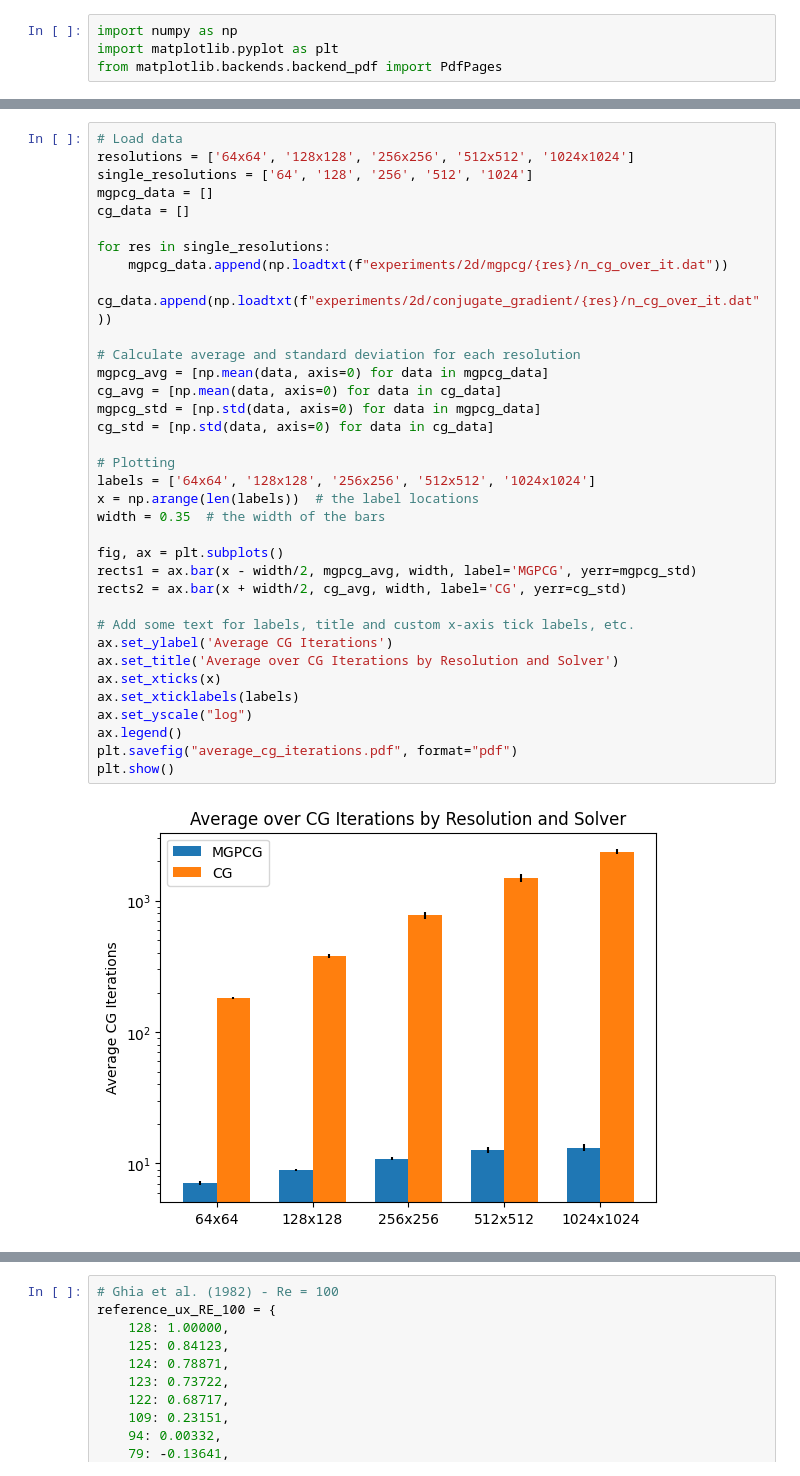
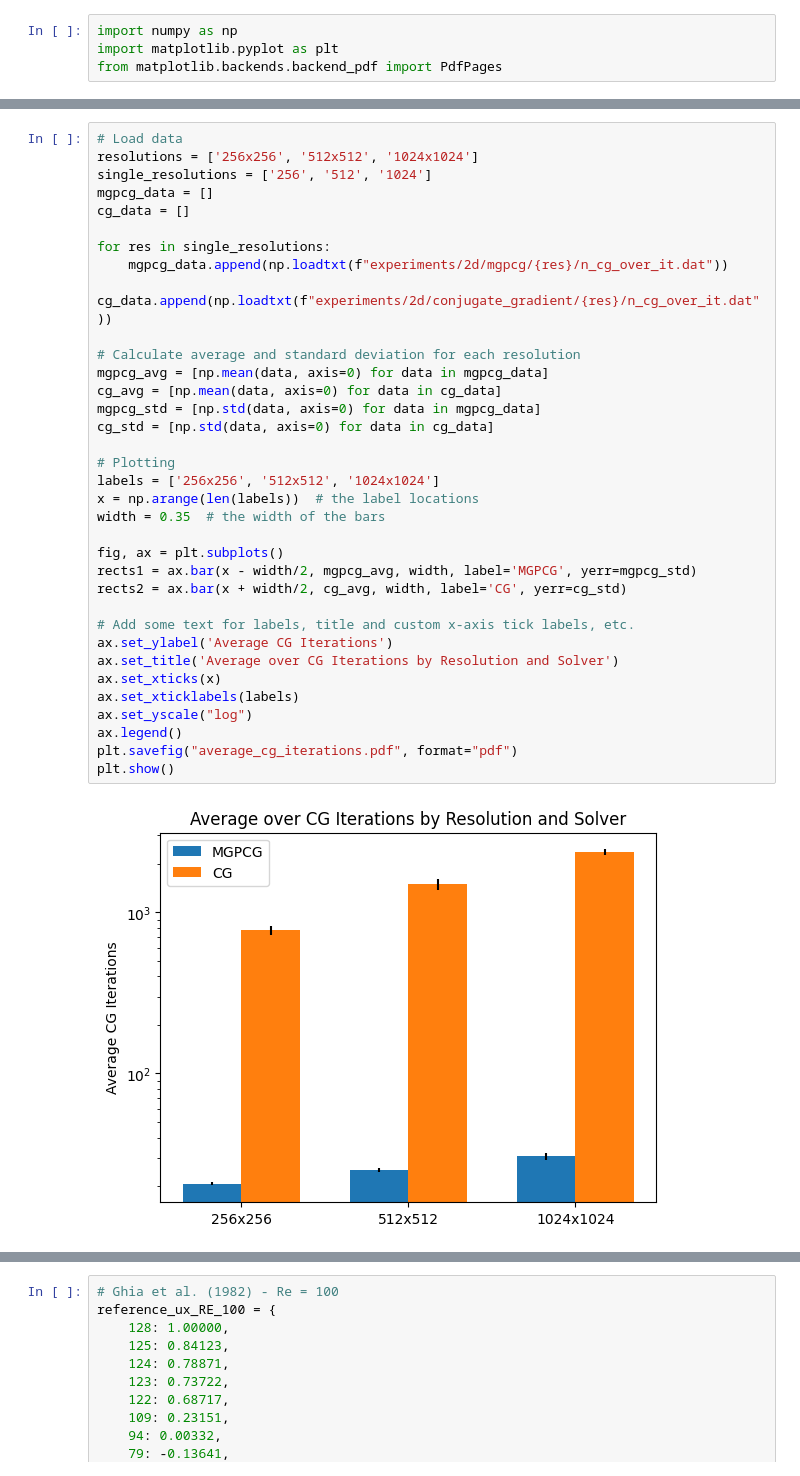
Before and after one commit to glaand/bachelor-thesis, a Jupyter notebook: simple_benchmark.ipynb, the cells around one changed output, grey strips where cells are left out. Drawn from its saved outputs; the diff is of its cells as text.

```diff
--- a/simple_benchmark.ipynb
+++ b/simple_benchmark.ipynb
@@ -57,37 +5,37 @@ plt.show()
 # %%
 # Load data
-resolutions = ['64x64', '128x128', '256x256', '512x512', '1024x1024']
-single_resolutions = ['64', '128', '256', '512', '1024']
+resolutions = ['256x256', '512x512', '1024x1024']
+single_resolutions = ['256', '512', '1024']
 mgpcg_data = []
 cg_data = []
 
 for res in single_resolutions:
     mgpcg_data.append(np.loadtxt(f"experiments/2d/mgpcg/{res}/n_cg_over_it.dat"))
     cg_data.append(np.loadtxt(f"experiments/2d/conjugate_gradient/{res}/n_cg_over_it.dat"))
 
 # Calculate average and standard deviation for each resolution
 mgpcg_avg = [np.mean(data, axis=0) for data in mgpcg_data]
 cg_avg = [np.mean(data, axis=0) for data in cg_data]
 mgpcg_std = [np.std(data, axis=0) for data in mgpcg_data]
 cg_std = [np.std(data, axis=0) for data in cg_data]
 
 # Plotting
-labels = ['64x64', '128x128', '256x256', '512x512', '1024x1024']
+labels = ['256x256', '512x512', '1024x1024']
 x = np.arange(len(labels))  # the label locations
 width = 0.35  # the width of the bars
 
 fig, ax = plt.subplots()
 rects1 = ax.bar(x - width/2, mgpcg_avg, width, label='MGPCG', yerr=mgpcg_std)
 rects2 = ax.bar(x + width/2, cg_avg, width, label='CG', yerr=cg_std)
 
 # Add some text for labels, title and custom x-axis tick labels, etc.
 ax.set_ylabel('Average CG Iterations')
 ax.set_title('Average over CG Iterations by Resolution and Solver')
 ax.set_xticks(x)
 ax.set_xticklabels(labels)
 ax.set_yscale("log")
 ax.legend()
 plt.savefig("average_cg_iterations.pdf", format="pdf")
 plt.show()
 # %% [output]
-[figure, old version]
+[figure, new version]
```
Also changed, not shown: parts of 8 cells of this notebook, 8 other files.
